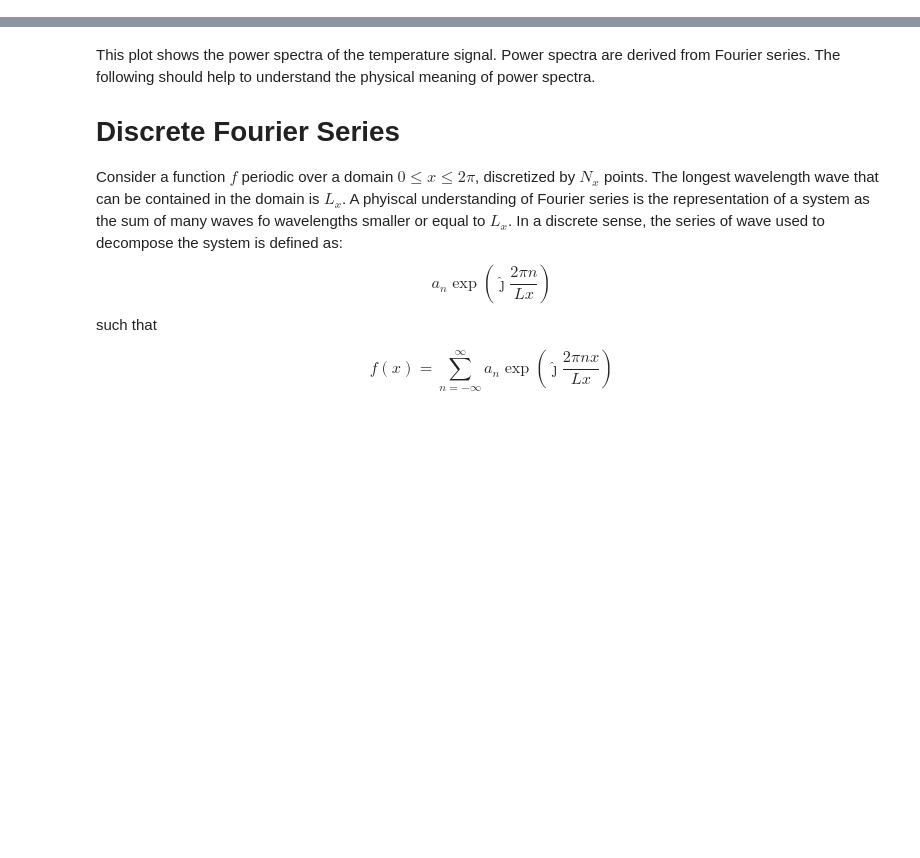
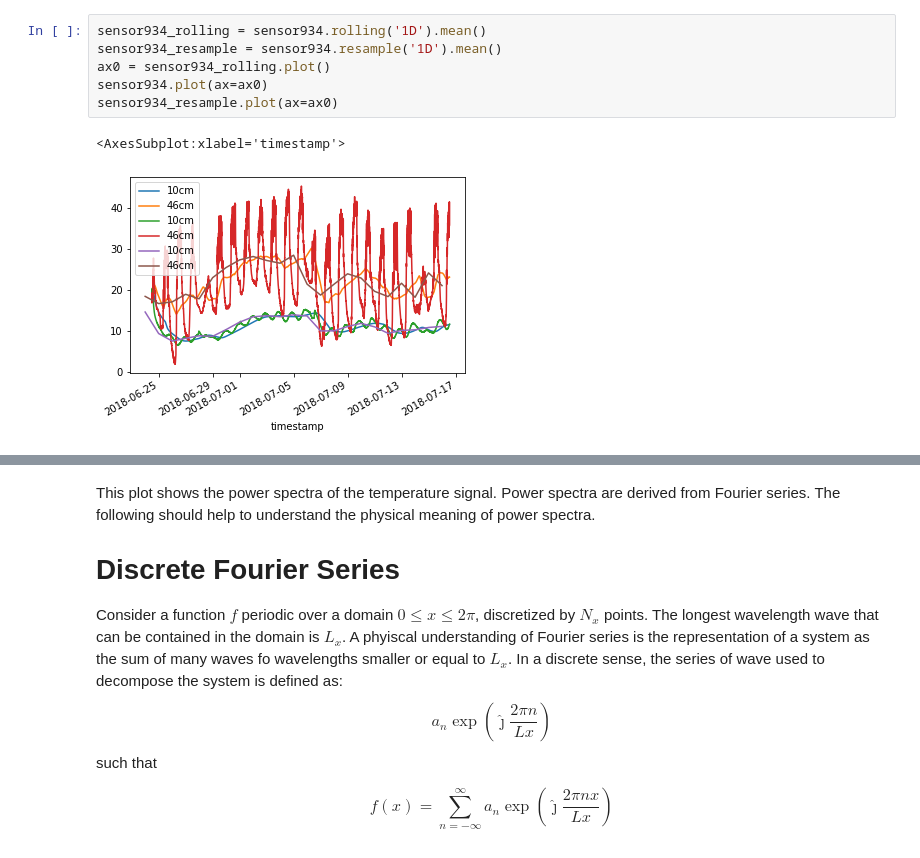
Before and after one commit to yvesdubief/UVM-ME144-Heat-Transfer, a Jupyter notebook: Snow-Cooling/Data-manipulation-0.ipynb, the cells around one changed output, grey strips where cells are left out. Drawn from its saved outputs; the diff is of its cells as text; blank space fills up the shorter version.

```diff
--- a/Snow-Cooling/Data-manipulation-0.ipynb
+++ b/Snow-Cooling/Data-manipulation-0.ipynb
@@ -27,0 +65,9 @@ sensor934.plot(ax = ax)
+# %%
+sensor934_rolling = sensor934.rolling('1D').mean()
+sensor934_resample = sensor934.resample('1D').mean()
+ax0 = sensor934_rolling.plot()
+sensor934.plot(ax=ax0)
+sensor934_resample.plot(ax=ax0)
+# %% [output]
+<AxesSubplot:xlabel='timestamp'>
+[figure, added]
```
Also changed, not shown: parts of 30 cells of this notebook, 3 other files.
